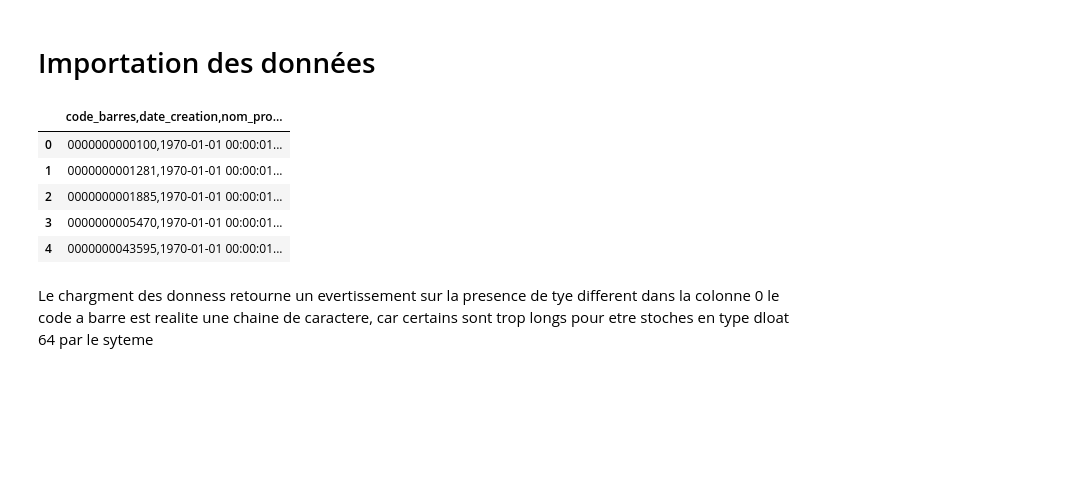
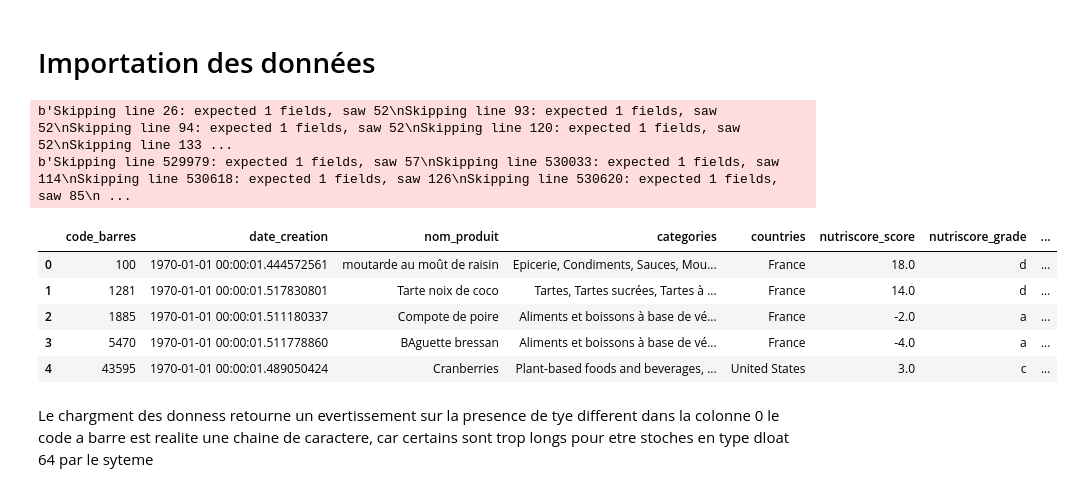
Before and after one commit to bbouya/Machine_Learning_OpenClassrooms, a Jupyter notebook: P2 - Concevez une application au service de la santé publique/P2__Introduction.ipynb, the cells around one changed output. Saved outputs shown, nothing was run; the diff lists cells and outputs as text; code cells hidden in the pictures; blank space fills up the shorter version.

```diff
--- a/P2 - Concevez une application au service de la santé publique/P2__Introduction.ipynb
+++ b/P2 - Concevez une application au service de la santé publique/P2__Introduction.ipynb
@@ -86,18 +86,21 @@ dtypes = {
     }
 #data = dd.read_csv("data.csv", sep = "\t", dtype=dtypes, low_memory=False).compute()
 # %%
-url = r'https://raw.githubusercontent.com/Loridan/openclassrooms-iml-projects/main/project2/en.openfoodfacts.org.products-df5.csv'
-dataframe = pd.read_csv(url,sep='\t')
+url = "D://data food//en.openfoodfacts.org.products.csv"
+df = pd.read_csv(url, sep=',', header=None,error_bad_lines=False)
+# %% [output]
+b'Skipping line 26: expected 1 fields, saw 52\nSkipping line 93: expected 1 fields, saw 52\nSkipping line 94: expected 1 fields, saw 52\nSkipping line 120: expected 1 fields, saw 52\nSkipping line 133 ...
+b'Skipping line 529979: expected 1 fields, saw 57\nSkipping line 530033: expected 1 fields, saw 114\nSkipping line 530618: expected 1 fields, saw 126\nSkipping line 530620: expected 1 fields, saw 85\n ...
 # %%
 ## Afficher row of data from url
-dataframe.head()
+df.head()
 # %% [output]
-|  | code_barres,date_creation,nom_pro... |
-| 0 | 0000000000100,1970-01-01 00:00:01... |
-| 1 | 0000000001281,1970-01-01 00:00:01... |
-| 2 | 0000000001885,1970-01-01 00:00:01... |
-| 3 | 0000000005470,1970-01-01 00:00:01... |
-| 4 | 0000000043595,1970-01-01 00:00:01... |
+|  | code_barres | date_creation | nom_produit | categories | countries | nutriscore_score | nutriscore_grade | ... |
+| 0 | 100 | 1970-01-01 00:00:01.444572561 | moutarde au moût de raisin | Epicerie, Condiments, Sauces, Mou... | France | 18.0 | d | ... |
+| 1 | 1281 | 1970-01-01 00:00:01.517830801 | Tarte noix de coco | Tartes, Tartes sucrées, Tartes à ... | France | 14.0 | d | ... |
+| 2 | 1885 | 1970-01-01 00:00:01.511180337 | Compote de poire | Aliments et boissons à base de vé... | France | -2.0 | a | ... |
+| 3 | 5470 | 1970-01-01 00:00:01.511778860 | BAguette bressan | Aliments et boissons à base de vé... | France | -4.0 | a | ... |
+| 4 | 43595 | 1970-01-01 00:00:01.489050424 | Cranberries | Plant-based foods and beverages, ... | United States | 3.0 | c | ... |
 # %% [markdown]
 Le chargment des donness retourne un evertissement sur la presence de tye different dans la colonne 0
 le code a barre est realite une chaine de caractere, car certains sont trop longs pour etre stoches en type dloat 64 par le syteme
```
Also changed, not shown: parts of 2 cells of this notebook.
